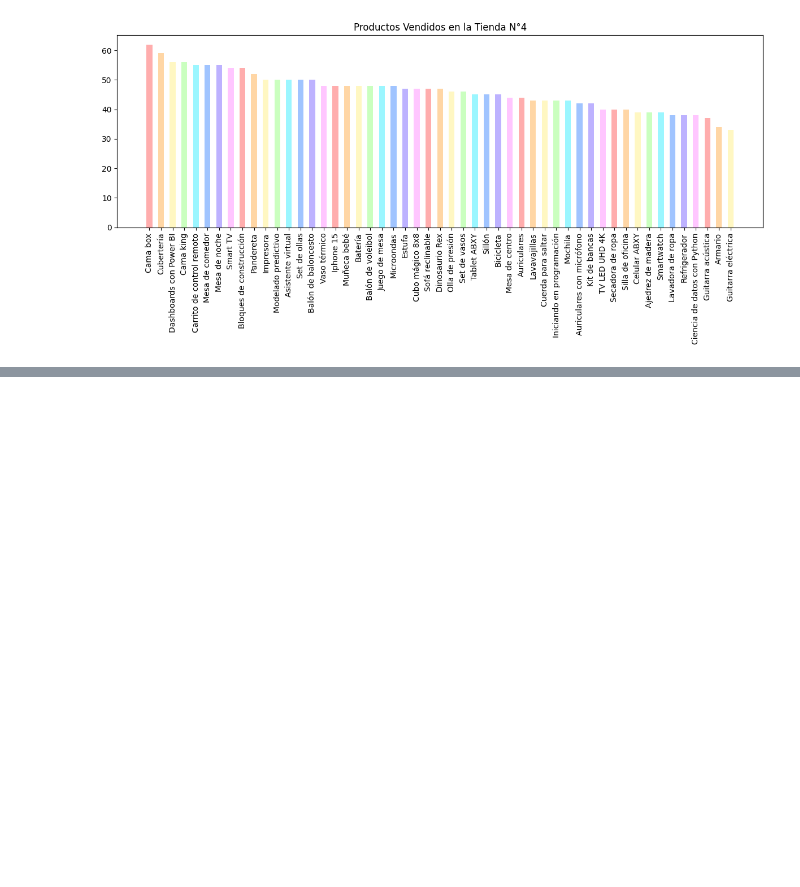
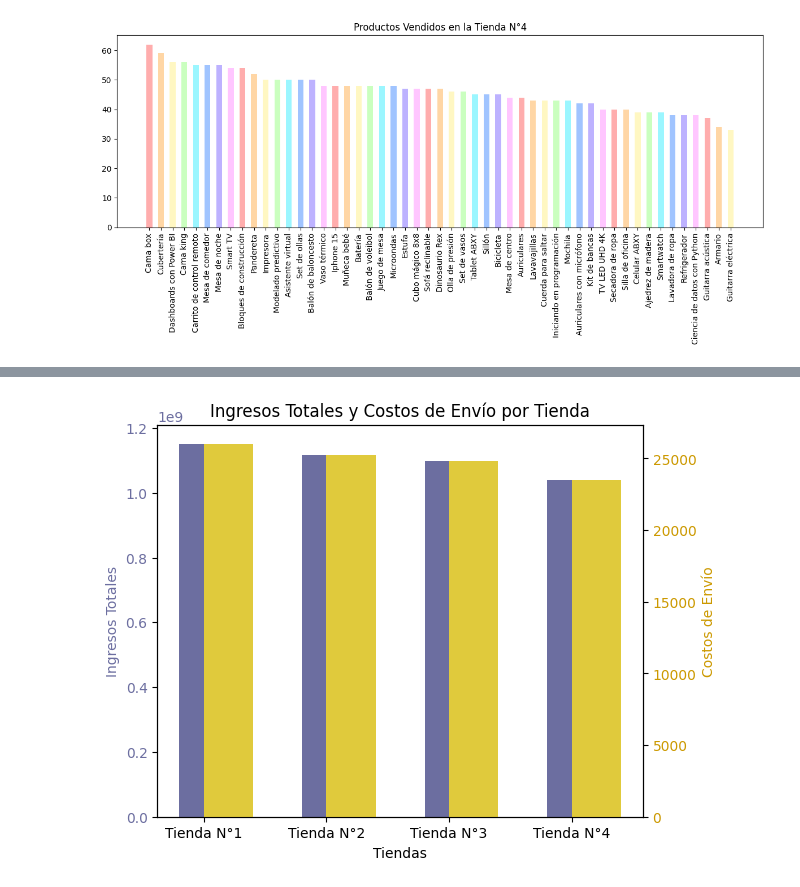
Before and after one commit to yeraldine-arw/challenge-alura-store, a Jupyter notebook: AluraStoreLatam.ipynb, the cells around one changed output, grey strips where cells are left out. Cells and saved outputs as stored; diff of their text form; code cells hidden in the pictures; blank space fills up the shorter version.

```diff
--- a/AluraStoreLatam.ipynb
+++ b/AluraStoreLatam.ipynb
@@ -328,0 +351,21 @@ plt.show()
+# %%
+fig, ax1 = plt.subplots()
+
+color = '#6C6EA0'
+ax1.set_xlabel('Tiendas')
+ax1.set_ylabel('Ingresos Totales', color=color)
+ax1.bar(etiquetas, lista_ingresos_totales, color=color, width=0.4, label='Ingresos Totales')
+ax1.tick_params(axis='y', labelcolor=color)
+
+ax2 = ax1.twinx()
+
+color = '#E0CA3C'
+ax2.set_ylabel('Costos de Envío', color='#CC9900')
+ax2.bar(etiquetas, lista_costo_envio, color=color, width=0.4, label='Costos de Envío', align='edge')
+ax2.tick_params(axis='y', labelcolor='#CC9900')
+
+fig.tight_layout()
+plt.title('Ingresos Totales y Costos de Envío por Tienda')
+plt.show()
+# %% [output]
+[figure, added]
```
Also changed, not shown: parts of 12 cells of this notebook.
